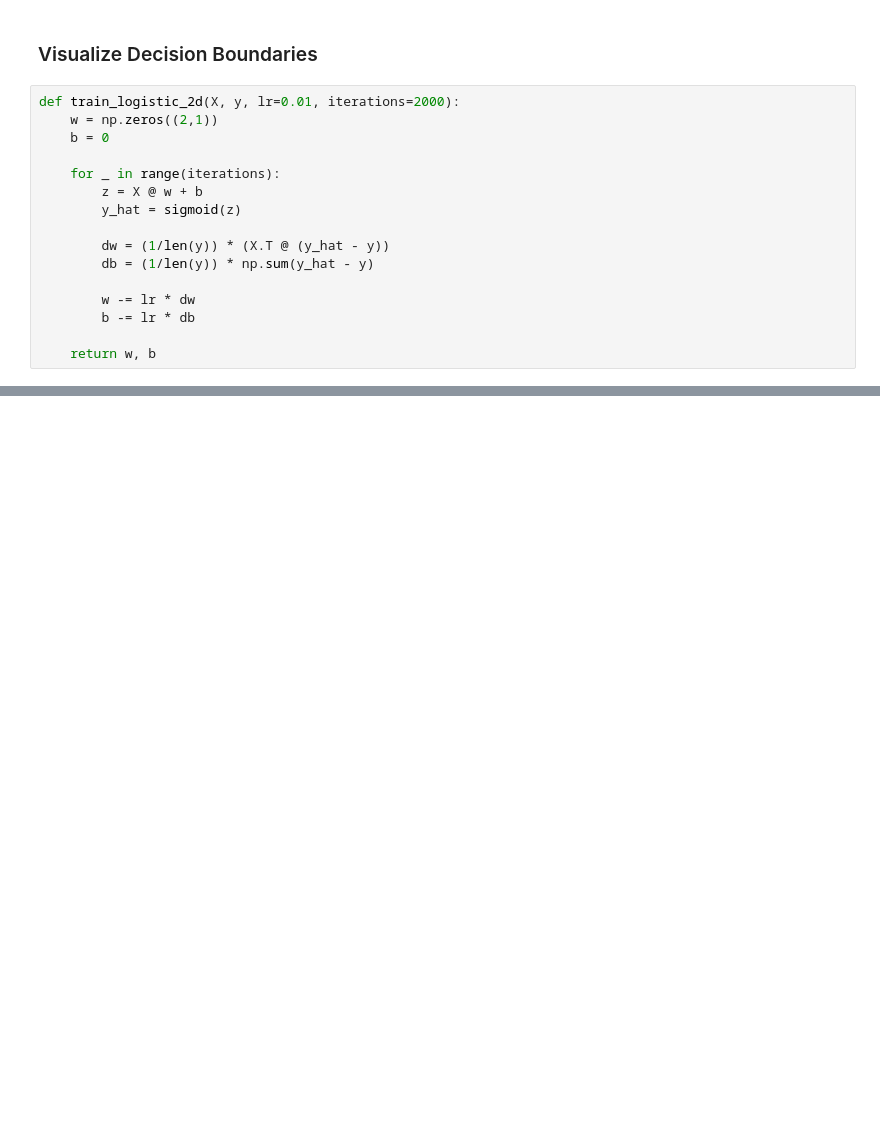
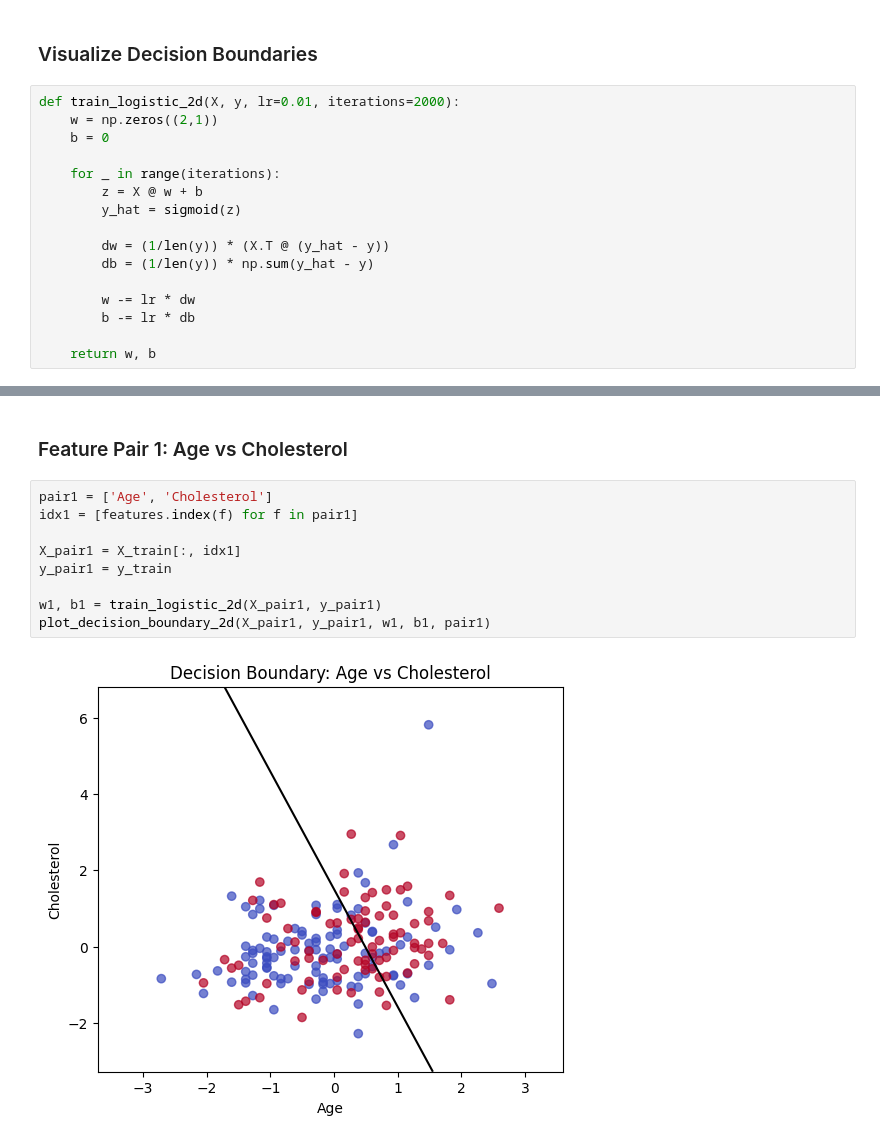
Before and after one commit to Karol2905/Lab2-TDSE, a Jupyter notebook: HeartDiseaseRiskPrediction.ipynb, the cells around one changed output, grey strips where cells are left out. Drawn from its saved outputs; the diff is of its cells as text; blank space fills up the shorter version.

```diff
--- a/HeartDiseaseRiskPrediction.ipynb
+++ b/HeartDiseaseRiskPrediction.ipynb
@@ -370,0 +370,13 @@ def plot_decision_boundary_2d(X, y, w, b, feature_names):
+# %% [markdown]
+### Feature Pair 1: Age vs Cholesterol
+# %%
+pair1 = ['Age', 'Cholesterol']
+idx1 = [features.index(f) for f in pair1]
+
+X_pair1 = X_train[:, idx1]
+y_pair1 = y_train
+
+w1, b1 = train_logistic_2d(X_pair1, y_pair1)
+plot_decision_boundary_2d(X_pair1, y_pair1, w1, b1, pair1)
+# %% [output]
+[figure, added]
```
Also changed, not shown: parts of 11 cells of this notebook.
